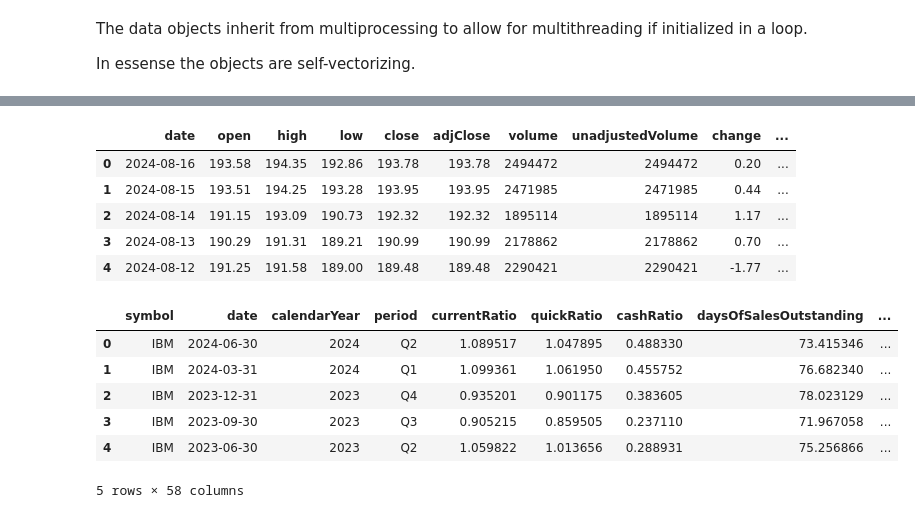
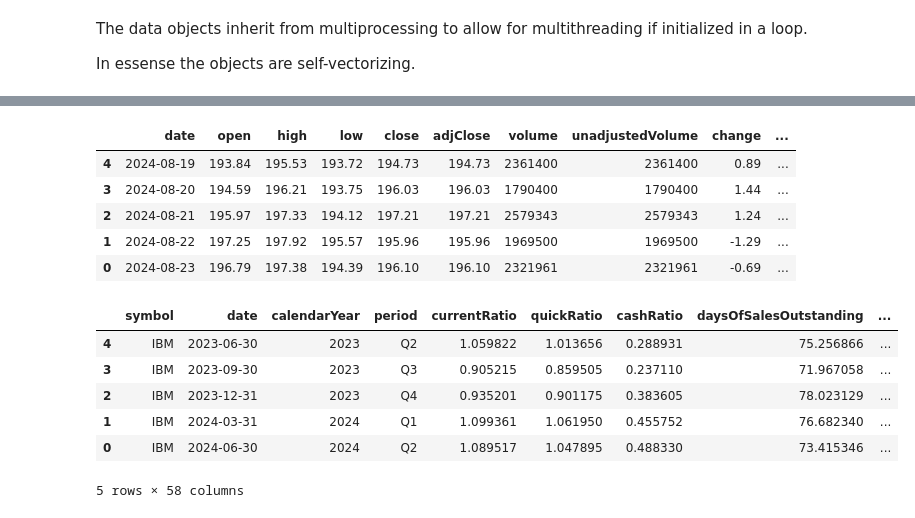
Before and after one commit to reckoning-machines/financial-forecasting, a Jupyter notebook: example.ipynb, the cells around one changed output, grey strips where cells are left out. Saved outputs shown, nothing was run; the diff lists cells and outputs as text; code cells hidden in the pictures.

```diff
--- a/example.ipynb
+++ b/example.ipynb
@@ -47,20 +88,20 @@ for sim in sim_list.keys():
 # %%
-sim_list['IBM'].price_data.head()
+sim_list['IBM'].price_data.tail()
 # %% [output]
 |  | date | open | high | low | close | adjClose | volume | unadjustedVolume | change | ... |
-| 0 | 2024-08-16 | 193.58 | 194.35 | 192.86 | 193.78 | 193.78 | 2494472 | 2494472 | 0.20 | ... |
-| 1 | 2024-08-15 | 193.51 | 194.25 | 193.28 | 193.95 | 193.95 | 2471985 | 2471985 | 0.44 | ... |
-| 2 | 2024-08-14 | 191.15 | 193.09 | 190.73 | 192.32 | 192.32 | 1895114 | 1895114 | 1.17 | ... |
-| 3 | 2024-08-13 | 190.29 | 191.31 | 189.21 | 190.99 | 190.99 | 2178862 | 2178862 | 0.70 | ... |
-| 4 | 2024-08-12 | 191.25 | 191.58 | 189.00 | 189.48 | 189.48 | 2290421 | 2290421 | -1.77 | ... |
+| 4 | 2024-08-19 | 193.84 | 195.53 | 193.72 | 194.73 | 194.73 | 2361400 | 2361400 | 0.89 | ... |
+| 3 | 2024-08-20 | 194.59 | 196.21 | 193.75 | 196.03 | 196.03 | 1790400 | 1790400 | 1.44 | ... |
+| 2 | 2024-08-21 | 195.97 | 197.33 | 194.12 | 197.21 | 197.21 | 2579343 | 2579343 | 1.24 | ... |
+| 1 | 2024-08-22 | 197.25 | 197.92 | 195.57 | 195.96 | 195.96 | 1969500 | 1969500 | -1.29 | ... |
+| 0 | 2024-08-23 | 196.79 | 197.38 | 194.39 | 196.10 | 196.10 | 2321961 | 2321961 | -0.69 | ... |
 # %%
-sim_list['IBM'].ratios.head()
+sim_list['IBM'].ratios.tail()
 # %% [output]
 |  | symbol | date | calendarYear | period | currentRatio | quickRatio | cashRatio | daysOfSalesOutstanding | ... |
+| 4 | IBM | 2023-06-30 | 2023 | Q2 | 1.059822 | 1.013656 | 0.288931 | 75.256866 | ... |
+| 3 | IBM | 2023-09-30 | 2023 | Q3 | 0.905215 | 0.859505 | 0.237110 | 71.967058 | ... |
+| 2 | IBM | 2023-12-31 | 2023 | Q4 | 0.935201 | 0.901175 | 0.383605 | 78.023129 | ... |
+| 1 | IBM | 2024-03-31 | 2024 | Q1 | 1.099361 | 1.061950 | 0.455752 | 76.682340 | ... |
 | 0 | IBM | 2024-06-30 | 2024 | Q2 | 1.089517 | 1.047895 | 0.488330 | 73.415346 | ... |
-| 1 | IBM | 2024-03-31 | 2024 | Q1 | 1.099361 | 1.061950 | 0.455752 | 76.682340 | ... |
-| 2 | IBM | 2023-12-31 | 2023 | Q4 | 0.935201 | 0.901175 | 0.383605 | 78.023129 | ... |
-| 3 | IBM | 2023-09-30 | 2023 | Q3 | 0.905215 | 0.859505 | 0.237110 | 71.967058 | ... |
-| 4 | IBM | 2023-06-30 | 2023 | Q2 | 1.059822 | 1.013656 | 0.288931 | 75.256866 | ... |
 5 rows × 58 columns
 # %%
```
Also changed, not shown: parts of 8 cells of this notebook, 1 other file.
